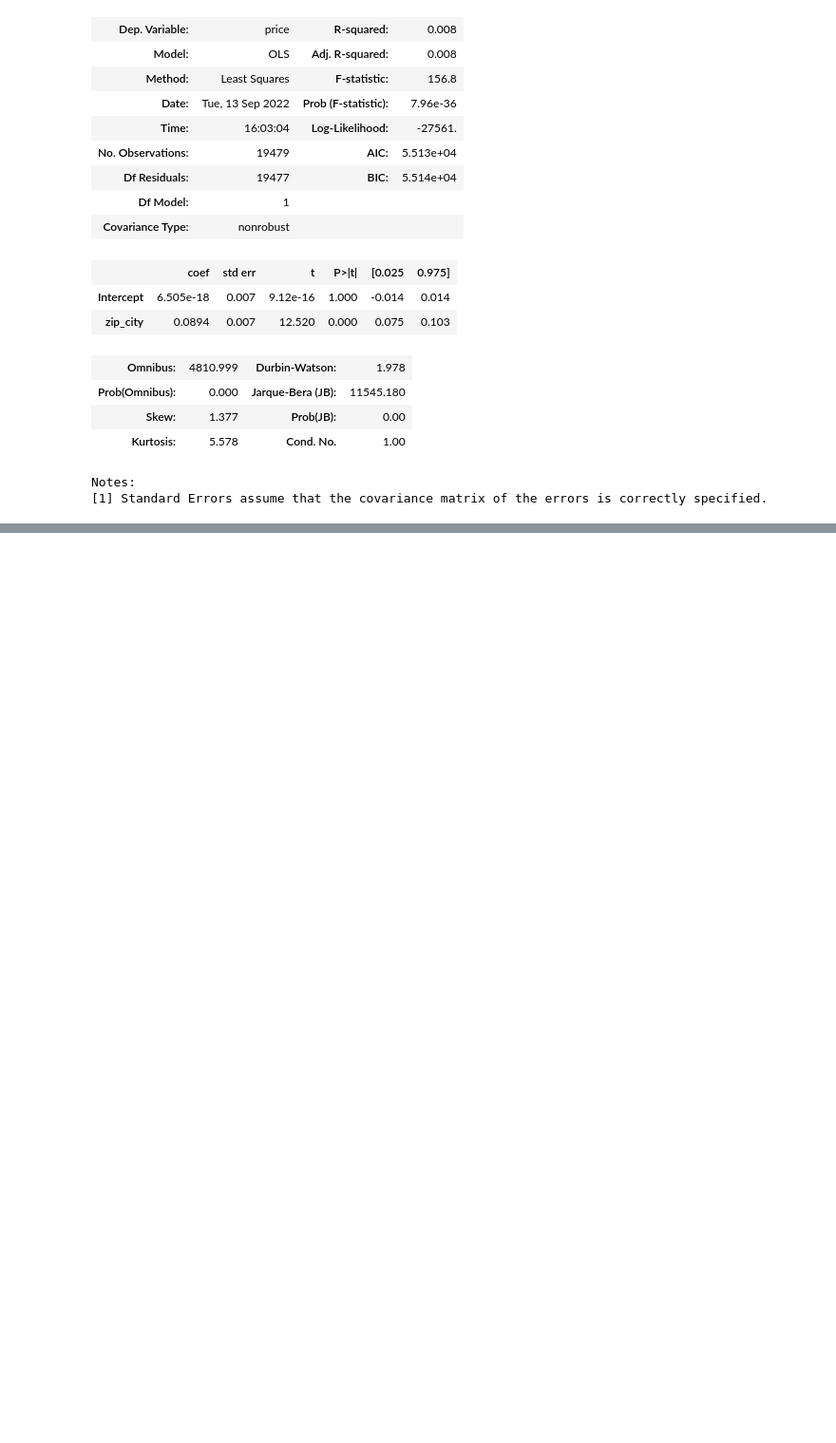
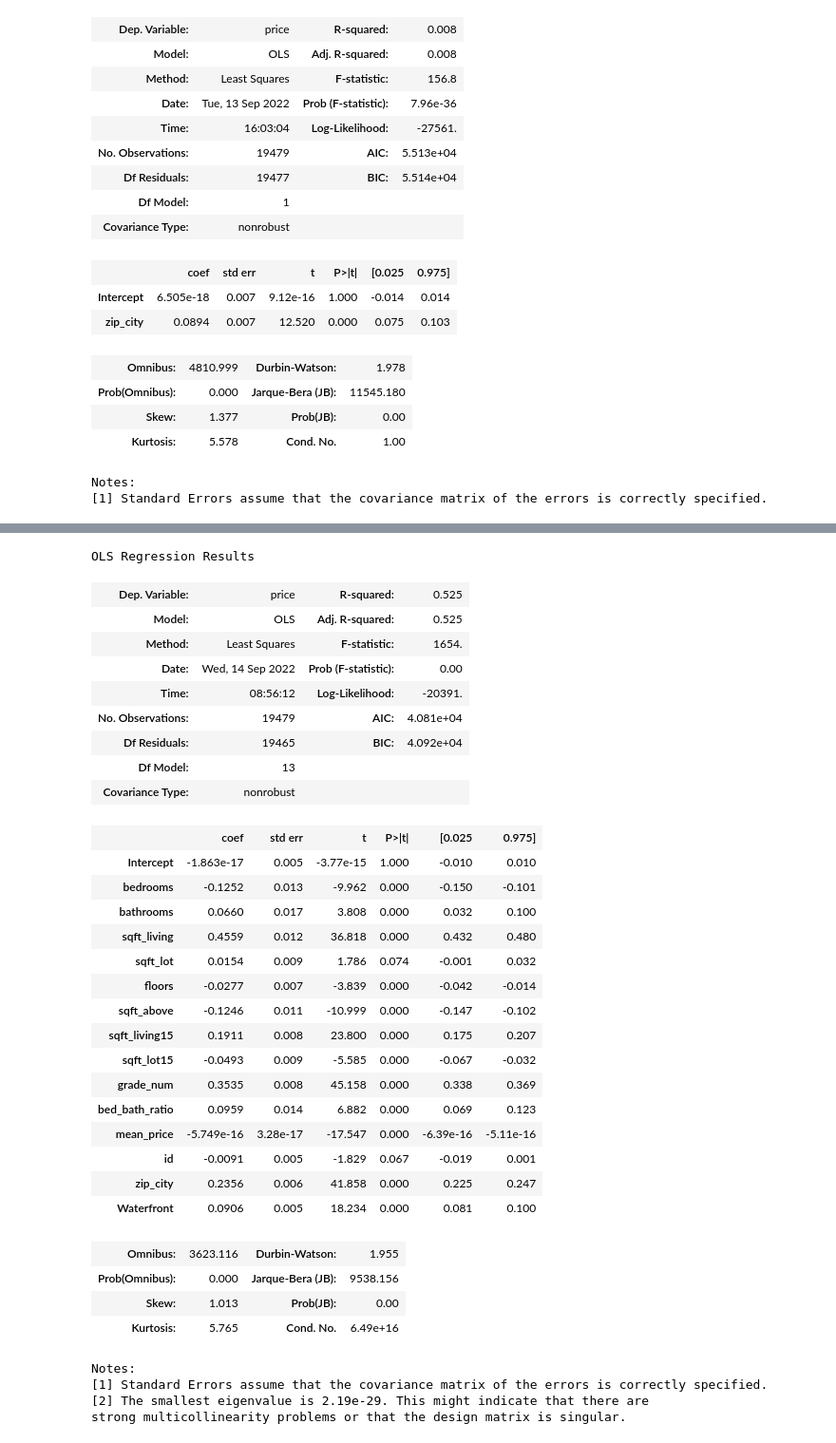
Before and after one commit to MackoyS/sarah-and-mackoy-price-modeling, a Jupyter notebook: DraftProject.ipynb, the cells around one changed output, grey strips where cells are left out. Shown: that part at 95% size. Drawn from its saved outputs; the diff is of its cells as text; code cells hidden in the pictures; blank space fills up the shorter version.

```diff
--- a/DraftProject.ipynb
+++ b/DraftProject.ipynb
@@ -752,0 +1597,41 @@ Notes:
+# %%
+# for comparison
+all_formula = 'price ~ bedrooms + bathrooms + sqft_living + sqft_lot + floors + sqft_above + sqft_living15 + sqft_lot15 + grade_num + bed_bath_ratio + mean_price +id + zip_city + Waterfront '
+all_formula_model = ols(formula=all_formula , data=scaled_df).fit()
+all_formula_model.summary()
+#rememeber all the variables that we do not have access to
+# %% [output]
+OLS Regression Results
+| Dep. Variable: | price | R-squared: | 0.525 |
+| Model: | OLS | Adj. R-squared: | 0.525 |
+| Method: | Least Squares | F-statistic: | 1654. |
+| Date: | Wed, 14 Sep 2022 | Prob (F-statistic): | 0.00 |
+| Time: | 08:56:12 | Log-Likelihood: | -20391. |
+| No. Observations: | 19479 | AIC: | 4.081e+04 |
+| Df Residuals: | 19465 | BIC: | 4.092e+04 |
+| Df Model: | 13 |  |  |
+| Covariance Type: | nonrobust |  |  |
+|  | coef | std err | t | P>|t| | [0.025 | 0.975] |
+| Intercept | -1.863e-17 | 0.005 | -3.77e-15 | 1.000 | -0.010 | 0.010 |
+| bedrooms | -0.1252 | 0.013 | -9.962 | 0.000 | -0.150 | -0.101 |
+| bathrooms | 0.0660 | 0.017 | 3.808 | 0.000 | 0.032 | 0.100 |
+| sqft_living | 0.4559 | 0.012 | 36.818 | 0.000 | 0.432 | 0.480 |
+| sqft_lot | 0.0154 | 0.009 | 1.786 | 0.074 | -0.001 | 0.032 |
+| floors | -0.0277 | 0.007 | -3.839 | 0.000 | -0.042 | -0.014 |
+| sqft_above | -0.1246 | 0.011 | -10.999 | 0.000 | -0.147 | -0.102 |
+| sqft_living15 | 0.1911 | 0.008 | 23.800 | 0.000 | 0.175 | 0.207 |
+| sqft_lot15 | -0.0493 | 0.009 | -5.585 | 0.000 | -0.067 | -0.032 |
+| grade_num | 0.3535 | 0.008 | 45.158 | 0.000 | 0.338 | 0.369 |
+| bed_bath_ratio | 0.0959 | 0.014 | 6.882 | 0.000 | 0.069 | 0.123 |
+| mean_price | -5.749e-16 | 3.28e-17 | -17.547 | 0.000 | -6.39e-16 | -5.11e-16 |
+| id | -0.0091 | 0.005 | -1.829 | 0.067 | -0.019 | 0.001 |
+| zip_city | 0.2356 | 0.006 | 41.858 | 0.000 | 0.225 | 0.247 |
+| Waterfront | 0.0906 | 0.005 | 18.234 | 0.000 | 0.081 | 0.100 |
+| Omnibus: | 3623.116 | Durbin-Watson: | 1.955 |
+| Prob(Omnibus): | 0.000 | Jarque-Bera (JB): | 9538.156 |
+| Skew: | 1.013 | Prob(JB): | 0.00 |
+| Kurtosis: | 5.765 | Cond. No. | 6.49e+16 |
+Notes:
+[1] Standard Errors assume that the covariance matrix of the errors is correctly specified.
+[2] The smallest eigenvalue is 2.19e-29. This might indicate that there are
+strong multicollinearity problems or that the design matrix is singular.
```
Also changed, not shown: parts of 58 cells of this notebook.
